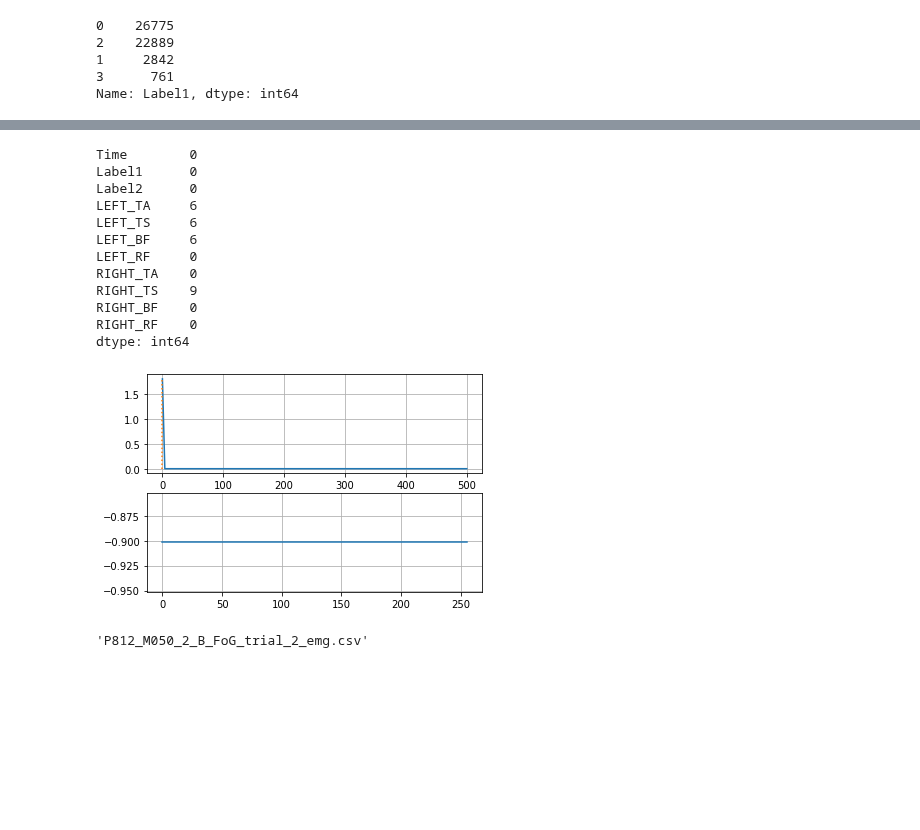
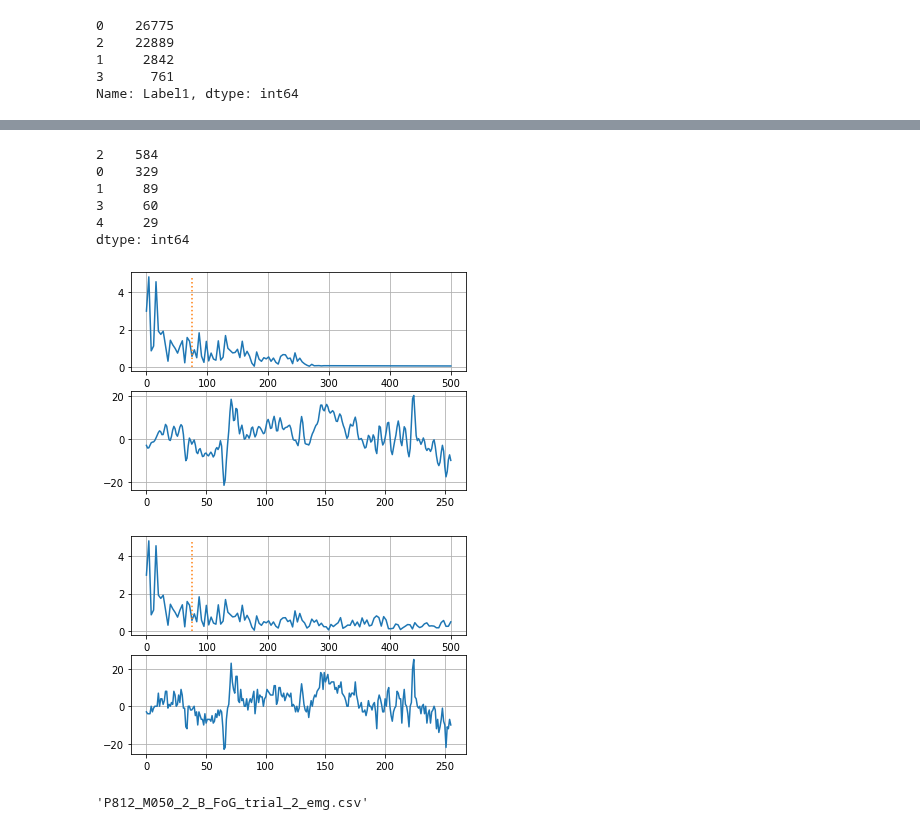
Before and after one commit to wuwenbo718/Master-Thesis, a Jupyter notebook: label_summary.ipynb, the cells around one changed output, grey strips where cells are left out. Saved outputs shown, nothing was run; the diff lists cells and outputs as text; code cells hidden in the pictures; blank space fills up the shorter version.

```diff
--- a/label_summary.ipynb
+++ b/label_summary.ipynb
@@ -433,7 +433,7 @@ Duration: 26.938807
 #generate cwt features
 files = np.concatenate([np.array(df.columns),np.array('正常/'+df3.loc[:,0])])
 widths = [256]
-
+files=
 for width in widths:
     features = []
     labels = []
@@ -662,0 +700,13 @@ with h5py.File(path,'r') as f:
+# %%
+emg_data = pd.read_csv('.\\data\\P812_M050_2_B_FoG_trial_1_emg.csv')
+emg_data = emg_data.dropna().reset_index(drop=True)
+#emg_data = emg_data.fillna({'LEFT_TA':emg_data.LEFT_TA.mean(),
+#                            'LEFT_TS':emg_data.LEFT_TS.mean(),
+#                            'LEFT_BF':emg_data.LEFT_BF.mean(),
+#                            'LEFT_RF':emg_data.LEFT_RF.mean(),
+#                            'RIGHT_TA':emg_data.RIGHT_TA.mean(),
+#                            'RIGHT_TS':emg_data.RIGHT_TS.mean(),
+#                            'RIGHT_BF':emg_data.RIGHT_BF.mean(),
+#                            'RIGHT_RF':emg_data.RIGHT_RF.mean()})
+x,y = dp.generate_window_slide_data(emg_data,width=width,stride=stride,scaler=False,same_label=True)
+#x_filter = dp.lowpass_filter(x,250)
@@ -671,14 +751 @@ pd.Series(y).value_counts()
 dtype: int64
-# %%
-emg_data = pd.read_csv('.\\data\\正常\\P231_M050_A_Walking_trial_4_emg.csv')
-emg_data = emg_data.dropna().reset_index(drop=True)
-#emg_data = emg_data.fillna({'LEFT_TA':emg_data.LEFT_TA.mean(),
-#                            'LEFT_TS':emg_data.LEFT_TS.mean(),
-#                            'LEFT_BF':emg_data.LEFT_BF.mean(),
-#                            'LEFT_RF':emg_data.LEFT_RF.mean(),
-#                            'RIGHT_TA':emg_data.RIGHT_TA.mean(),
-#                            'RIGHT_TS':emg_data.RIGHT_TS.mean(),
-#                            'RIGHT_BF':emg_data.RIGHT_BF.mean(),
-#                            'RIGHT_RF':emg_data.RIGHT_RF.mean()})
-x,y = dp.generate_window_slide_data(emg_data,width=width,stride=stride,scaler=False)
-#x_filter = dp.lowpass_filter(x)
@@ -693,41 +752,48 @@ temp=dp.pipeline_feature_pd('.\data\G06_FoG_trial_1_emg.csv',
-# %%
-length = len(emg_data)
-na = emg_data.isna().sum()
-#any(na>length/2)
-na
-# %% [output]
-Time        0
-Label1      0
-Label2      0
-LEFT_TA     6
-LEFT_TS     6
-LEFT_BF     6
-LEFT_RF     0
-RIGHT_TA    0
-RIGHT_TS    9
-RIGHT_BF    0
-RIGHT_RF    0
-dtype: int64
+# %%
+pd.Series(y).value_counts()
+# %% [output]
+2    584
+0    329
+1     89
+3     60
+4     29
+dtype: int64
 # %%
 N=256
 T=1/1000
-data = x[123,:,4]
+data = x_filter[201,:,1]
+data1 = x[201,:,1]
 yf = fft(data)
 yff = 2.0/N * np.abs(yf[0:N//2])
 xf = np.linspace(0.0, 1.0/(2.0*T), N//2)
 total = (cumtrapz(yff,xf))
 w=np.where(total>=(total[-1]/2))[0][0]
+
+yf1 = fft(data1)
+yff1 = 2.0/N * np.abs(yf1[0:N//2])
+xf1 = np.linspace(0.0, 1.0/(2.0*T), N//2)
+total1 = (cumtrapz(yff1,xf1))
+w1=np.where(total1>=(total1[-1]/2))[0][0]
 # %%
 plt.figure()
 plt.subplot(2,1,1)
 plt.plot(xf, yff)
 plt.plot([xf[w],xf[w]],[0,yff.max()],linestyle=':')
 plt.grid(True)
 plt.subplot(2,1,2)
 plt.plot(data)
 plt.grid(True)
+plt.figure()
+plt.subplot(2,1,1)
+plt.plot(xf1, yff1)
+plt.plot([xf1[w],xf1[w]],[0,yff1.max()],linestyle=':')
+plt.grid(True)
+plt.subplot(2,1,2)
+plt.plot(data1)
+plt.grid(True)
 # %% [output]
-[figure, old version]
+[figure, new version]
+[figure, added]
 # %%
 './data/P812_M050_2_B_FoG_trial_2_emg.csv'.split('/')[-1]
 # %% [output]
```
Also changed, not shown: parts of 14 cells of this notebook, 10 other files.
